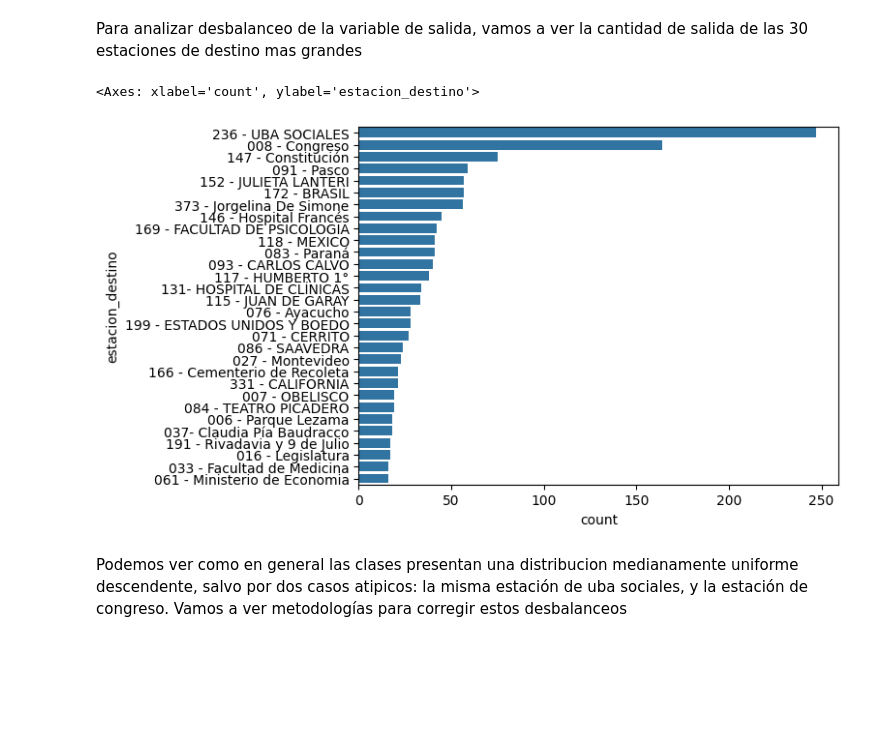
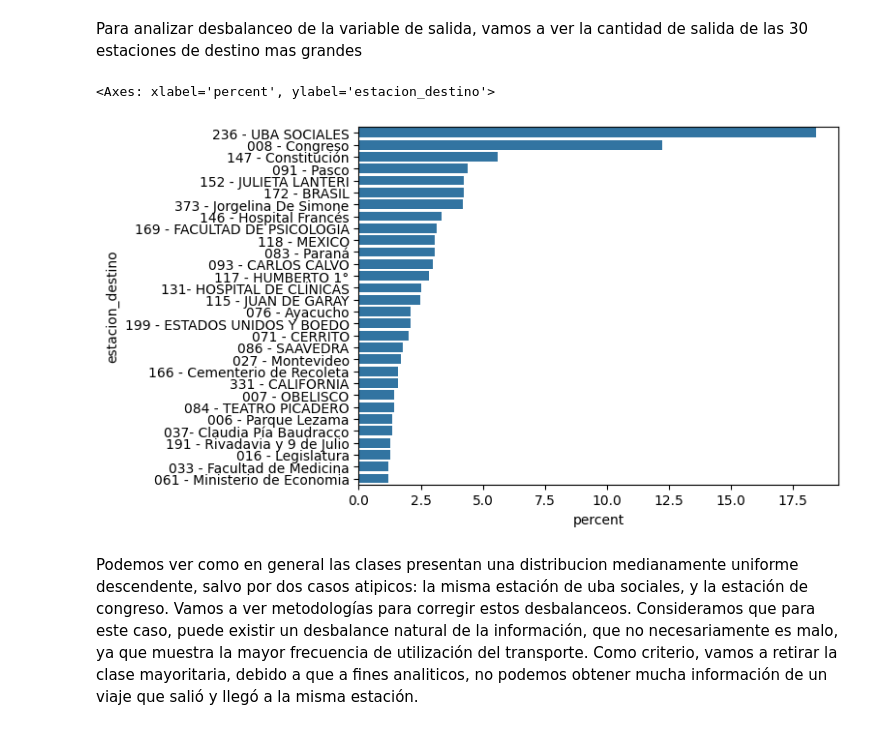
Before and after one commit to RodriMesa/proyectos_maestria, a Jupyter notebook: AnalisisDeDatos/TP2/TP2_ejercicios.ipynb, the cells around one changed output. Saved outputs shown, nothing was run; the diff lists cells and outputs as text; code cells hidden in the pictures; blank space fills up the shorter version.

```diff
--- a/AnalisisDeDatos/TP2/TP2_ejercicios.ipynb
+++ b/AnalisisDeDatos/TP2/TP2_ejercicios.ipynb
@@ -8,4 +16,8 @@ Acá hicimos anteriormente transformaciones sobre la fecha, obteniendo diferente
 # %%
 df = pd.read_parquet("dataset_general.parquet")
 df = df[ df["estacion_origen"] == '236 - UBA SOCIALES']
-df = df.drop(columns="grupo_edad")
+df = df.drop(columns=["grupo_edad", "estacion_origen", "year_key"])
+df['fecha_origen_recorrido'] = pd.to_datetime(df['fecha_origen_recorrido']).astype('datetime64[s]')
+df['fecha_destino_recorrido'] = pd.to_datetime(df['fecha_destino_recorrido']).astype('datetime64[s]')
+df['date_key'] = pd.to_datetime(df['date_key']).astype('datetime64[s]')
+df['date'] = pd.to_datetime(df['date']).astype('datetime64[s]')
@@ -36,9 +62,9 @@ top_30 = df['estacion_destino'].value_counts().nlargest(30).index
 # Filter the DataFrame to only include these top 20 categories
 df_top30 = df[df['estacion_destino'].isin(top_30)]
 # %%
-sns.countplot(df_top30, y="estacion_destino", order=top_30)
+sns.countplot(df_top30, y="estacion_destino", order=top_30, stat='percent')
 # %% [output]
-<Axes: xlabel='count', ylabel='estacion_destino'>
+<Axes: xlabel='percent', ylabel='estacion_destino'>
-[figure, old version]
+[figure, new version]
 # %% [markdown]
-Podemos ver como en general las clases presentan una distribucion medianamente uniforme descendente, salvo por dos casos atipicos: la misma estación de uba sociales, y la estación de congreso. Vamos a ver metodologías para corregir estos desbalanceos
+Podemos ver como en general las clases presentan una distribucion medianamente uniforme descendente, salvo por dos casos atipicos: la misma estación de uba sociales, y la estación de congreso. Vamos a ver metodologías para corregir estos desbalanceos. Consideramos que para este caso, puede existir un desbalance natural de la información, que no necesariamente es malo, ya que muestra la mayor frecuencia de utilización del transporte. Como criterio, vamos a retirar la clase mayoritaria, debido a que a fines analiticos, no podemos obtener mucha información de un viaje que salió y llegó a la misma estación.
```
Also changed, not shown: parts of 16 cells of this notebook, 2 other files.
